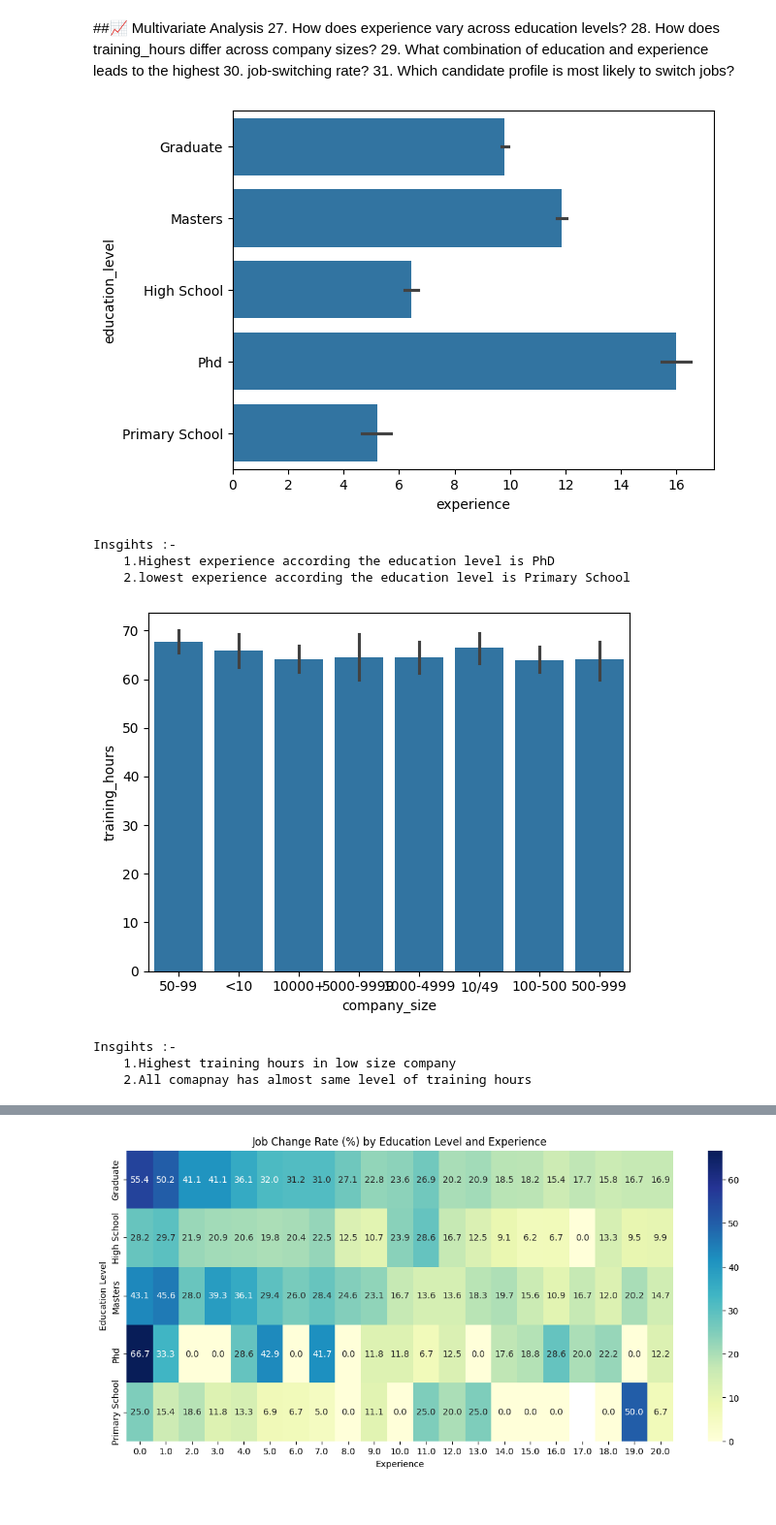
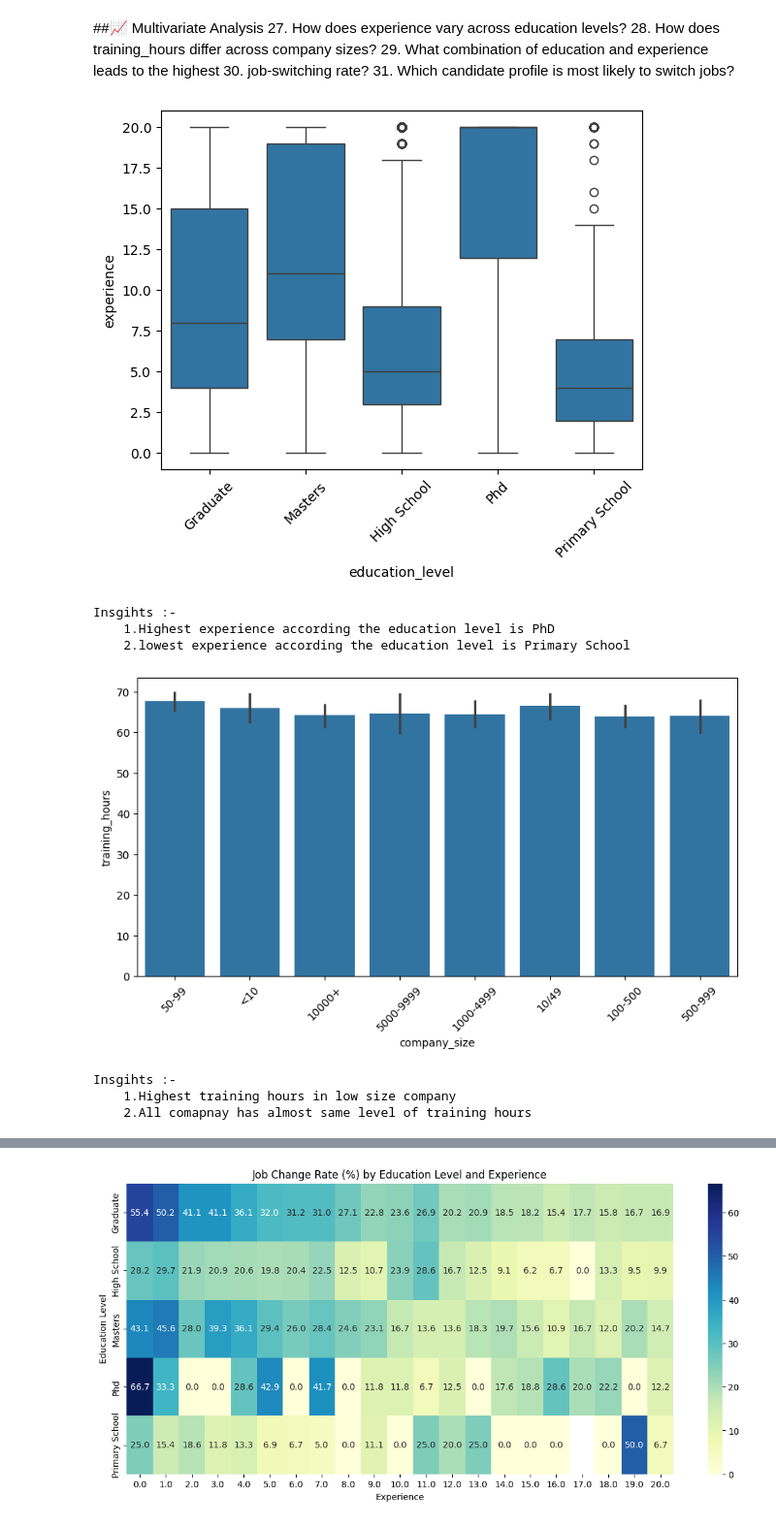
Before and after one commit to sujal-chauhan2006/EDA-Projects, a Jupyter notebook: HR_Analytics_Job_Change_EDA/HR_Analytics_Job_Change_EDA.ipynb, the cells around one changed output, grey strips where cells are left out. Shown at 97% size. Drawn from its saved outputs; the diff is of its cells as text; code cells hidden in the pictures.

Commit message:
Update and Insert some new charts and  Code

```diff
--- a/HR_Analytics_Job_Change_EDA/HR_Analytics_Job_Change_EDA.ipynb
+++ b/HR_Analytics_Job_Change_EDA/HR_Analytics_Job_Change_EDA.ipynb
@@ -448,26 +479,26 @@ print('''
 25. Does city development index affect job-switching rates?
 26. Are candidates from highly developed cities more likely to seek new opportunities?
 # %%
-# 25
+# Q25 & Q26 combined ✅
 df['city_dev_category'] = pd.cut(
-    df['city_development_index'],
-    bins=5,
+    df['city_development_index'], bins=5,
     labels=['Very Low', 'Low', 'Medium', 'High', 'Very High']
 )
 
-city_job_change = (
-    df.groupby('city_dev_category')['target']
-      .mean()
-      .mul(100)
-)
+city_job_change = df.groupby('city_dev_category')['target'].mean() * 100
 
-plt.figure(figsize=(8,5))
-city_job_change.plot(kind='bar')
-
+plt.figure(figsize=(8, 5))
+city_job_change.plot(kind='bar', color='steelblue')
 plt.title('Job Change Rate by City Development Level')
 plt.xlabel('City Development Level')
 plt.ylabel('Job Change Rate (%)')
 plt.xticks(rotation=0)
 plt.show()
+
+print("\nInsights:")
+print("Highest switching city level:", city_job_change.idxmax(),
+      f"({city_job_change.max():.1f}%)")
+print("Lowest switching city level:", city_job_change.idxmin(),
+      f"({city_job_change.min():.1f}%)")
 # %% [output]
 [figure]
@@ -474,18 +507,0 @@ plt.show()
-# %%
-# 26
-df['city_category'] = pd.cut(
-    df['city_development_index'],
-    bins=5,
-    labels=['Very Low', 'Low', 'Medium', 'High', 'Very High']
-)
-
-city_develop = df.groupby('city_category')['target'].mean() * 100
-
-plt.figure(figsize=(8,5))
-city_develop.plot(kind='bar')
-
-plt.title('Job Change Rate by City Development Level')
-plt.xlabel('City Development Level')
-plt.ylabel('Job Change Rate (%)')
-plt.xticks(rotation=0)
-plt.show()
@@ -500,22 +514,25 @@ plt.show()
 31. Which candidate profile is most likely to switch jobs?
 # %%
 #27
-sns.barplot(x='experience',y='education_level',data = df)
+sns.boxplot(x='education_level', y='experience', data=df)
+plt.xticks(rotation=45)
 plt.show()
 
 print('''
 Insgihts :-
     1.Highest experience according the education level is PhD
     2.lowest experience according the education level is Primary School
 ''')
 # %% [output]
-[figure, old version]
+[figure, new version]
 Insgihts :-
     1.Highest experience according the education level is PhD
     2.lowest experience according the education level is Primary School
 # %%
 #28
-sns.barplot(x='company_size',y='training_hours',data = df)
+plt.figure(figsize=(10,5))
+sns.barplot(x='company_size', y='training_hours', data=df)
+plt.xticks(rotation=45)
 plt.show()
 print('''
 Insgihts :-
@@ -523,7 +540,7 @@ Insgihts :-
     2.All comapnay has almost same level of training hours
 ''')
 # %% [output]
-[figure, old version]
+[figure, new version]
 Insgihts :-
     1.Highest training hours in low size company
     2.All comapnay has almost same level of training hours
```
Also changed, not shown: parts of 12 cells of this notebook.
